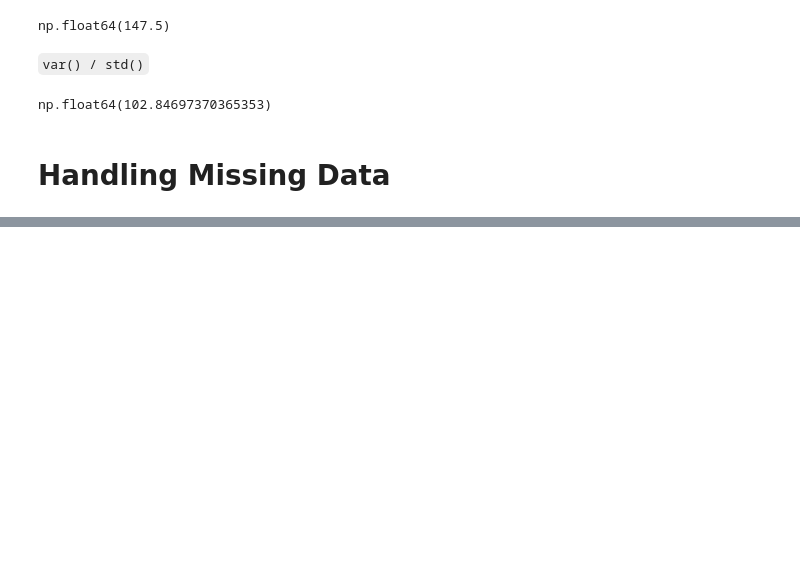
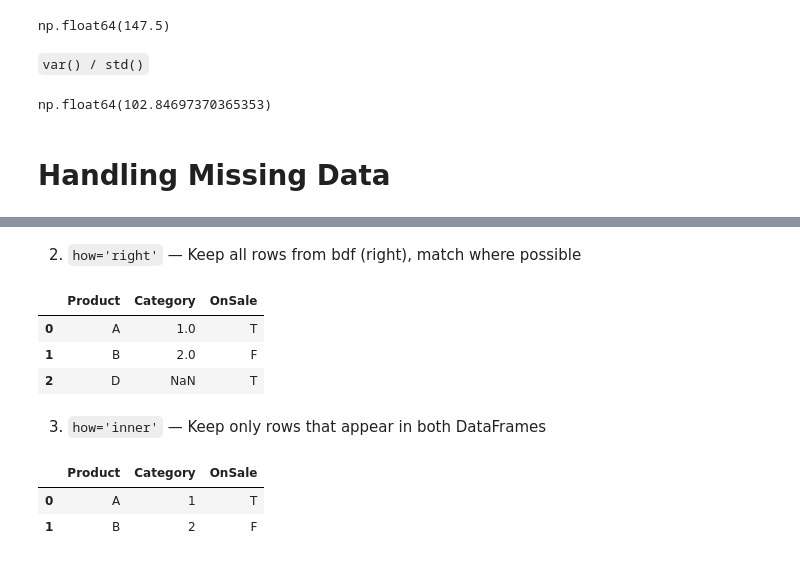
Before and after one commit to abdullahalasif25/My-Notes, a Jupyter notebook: Pandas.ipynb, the cells around one changed output, grey strips where cells are left out. Drawn from its saved outputs; the diff is of its cells as text; code cells hidden in the pictures; blank space fills up the shorter version.

```diff
--- a/Pandas.ipynb
+++ b/Pandas.ipynb
@@ -1188,0 +1409,17 @@ np.float64(102.84697370365353)
+# %% [markdown]
+2. `how='right'` — Keep all rows from bdf (right), match where possible
+# %%
+pd.merge(adf, bdf, how='right', on='Product')
+# %% [output]
+|  | Product | Category | OnSale |
+| 0 | A | 1.0 | T |
+| 1 | B | 2.0 | F |
+| 2 | D | NaN | T |
+# %% [markdown]
+3. `how='inner'` — Keep only rows that appear in both DataFrames
+# %%
+pd.merge(adf, bdf, how='inner', on='Product')
+# %% [output]
+|  | Product | Category | OnSale |
+| 0 | A | 1 | T |
+| 1 | B | 2 | F |
```
Also changed, not shown: parts of 47 cells of this notebook.
